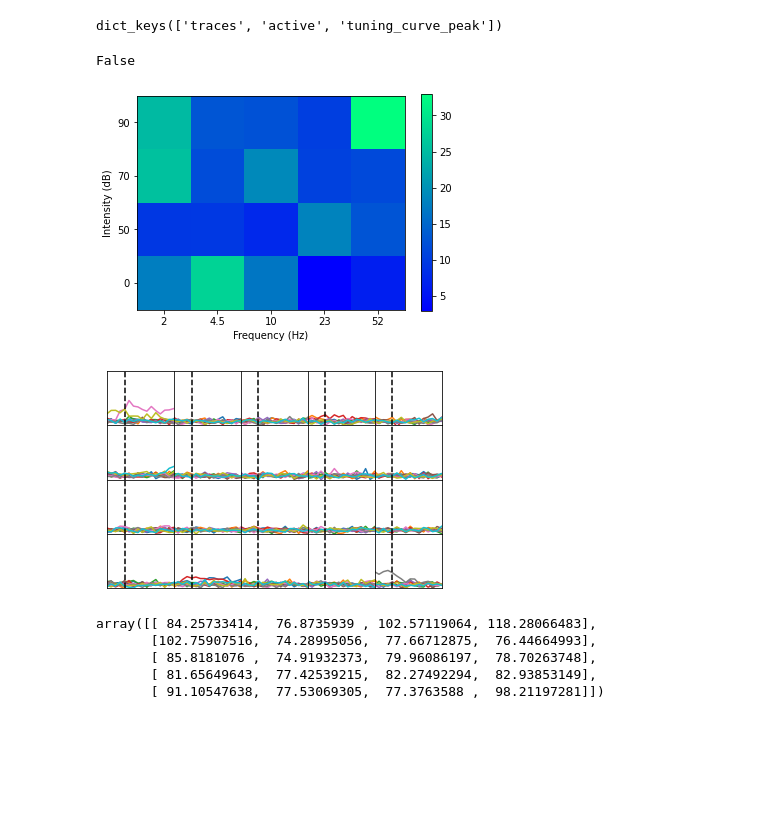
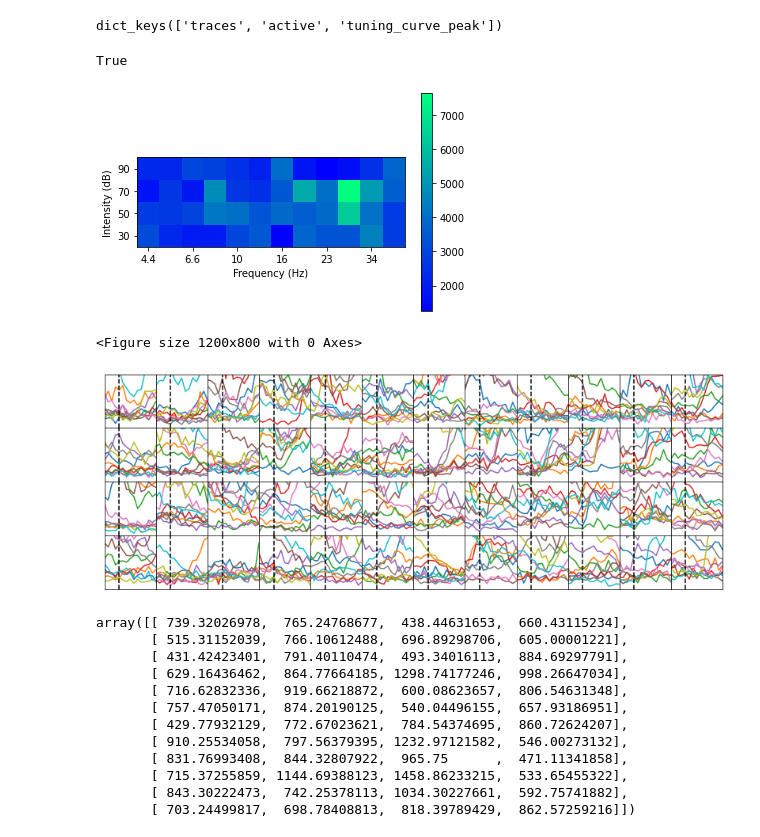
Before and after one commit to ConorLane1995/2Psinapod_two_photon_pipeline, a Jupyter notebook: notebooks/plot_tuning_curves.ipynb, the cells around one changed output. Saved outputs shown, nothing was run; the diff lists cells and outputs as text; code cells hidden in the pictures; blank space fills up the shorter version.

```diff
--- a/notebooks/plot_tuning_curves.ipynb
+++ b/notebooks/plot_tuning_curves.ipynb
@@ -13,9 +13,9 @@ def plot_single_tuning_curve(cell_dictionary,cell_ID):
     # frequency_labels = [5.7,23,45] #,52]
     # intensity_labels = [0,70,80,90] #[50,70,90]
 
-    frequency_labels = [2,4.5,10,23,52]
+    frequency_labels = [4.4,6.6,10,16,23,34]
     # # intensity_labels = [30,50,70]
-    intensity_labels = [0,50,70,90]
+    intensity_labels = [30,50,70,90]
 
     # frequency_labels = [4,8,12,23,45]
     # # intensity_labels = [30,50,70]
@@ -33,22 +33,23 @@ def plot_single_tuning_curve(cell_dictionary,cell_ID):
     # ax.set_xticklabels(frequency_labels)
     # plt.yticks([0,1,2,3])
     # ax.set_yticklabels(intensity_labels)
-    # plt.xticks([0,2,4,6,8])
-    # ax.set_xticklabels(frequency_labels)
-    # plt.yticks([0,2,4,6])
-    # ax.set_yticklabels(intensity_labels)
-    ax.set_ylabel("Intensity (dB)")
-    ax.set_xlabel("Frequency (Hz)")
-    plt.xticks([0,1,2,3,4])
+    plt.xticks([0,2,4,6,8,10])
     ax.set_xticklabels(frequency_labels)
     plt.yticks([0,1,2,3])
     ax.set_yticklabels(intensity_labels)
+    ax.set_ylabel("Intensity (dB)")
+    ax.set_xlabel("Frequency (Hz)")
+    # plt.xticks([0,1,2,3,4])
+    # ax.set_xticklabels(frequency_labels)
+    # plt.yticks([0,1,2,3])
+    # ax.set_yticklabels(intensity_labels)
     plt.show()
 # %%
 def get_cell_tuning_by_peak(cell_traces,plot_TF):
 
     if plot_TF:
-        fig,axs = plt.subplots(4,5)
+        fig = plt.figure(figsize=(12,8), dpi=100)
+        fig,axs = plt.subplots(4,12,sharex='col',sharey='row',figsize=(14,5))
         # axs = axs.ravel()
 
     EPOCH_START_IN_MS = -500
@@ -143,7 +144,7 @@ def get_cell_tuning_by_peak(cell_traces,plot_TF):
                 # axs[plot_row_counter,plot_coln_counter].fill_between(range(len(response)),response-error,response+error,alpha=0.5)
                 axs[3-plot_row_counter,plot_coln_counter].xaxis.set_visible(False)
                 axs[3-plot_row_counter,plot_coln_counter].yaxis.set_visible(False)
-                axs[3-plot_row_counter,plot_coln_counter].set_ylim(bottom=0,top=900)
+                axs[3-plot_row_counter,plot_coln_counter].set_ylim(bottom=0,top=1300)
                 axs[3-plot_row_counter,plot_coln_counter].autoscale(enable=True, axis='x', tight=True)
                 # axs[3-plot_row_counter,plot_coln_counter].title.set_text(intensity)
                 # axs[plot_row_counter,plot_coln_counter].title.set_text(intensity)
@@ -168,23 +169,31 @@ def get_cell_tuning_by_peak(cell_traces,plot_TF):
         plt.show()
     return tuning_curves
 # %%
-with open('/media/vtarka/USB DISK/Lab/2P/Vid_205/cells_d_not_shifted4.pkl', 'rb') as f:
+with open('/media/vtarka/USB DISK/Lab/2P/Vid_209/cells_ns.pkl', 'rb') as f:
         cell_dictionary = pickle.load(f)
 # %%
 print(cell_dictionary[1].keys())
 # %% [output]
 dict_keys(['traces', 'active', 'tuning_curve_peak'])
 # %%
-cell_ID = 1
+cell_ID = 34
 print(cell_dictionary[cell_ID]['active'])
 plot_single_tuning_curve(cell_dictionary,cell_ID)
 get_cell_tuning_by_peak(cell_dictionary[cell_ID]['traces'],True)
 # %% [output]
-False
+True
-[figure, old version]
+[figure, new version]
+<Figure size 1200x800 with 0 Axes>
-[figure, old version]
+[figure, new version]
-array([[ 84.25733414,  76.8735939 , 102.57119064, 118.28066483],
-       [102.75907516,  74.28995056,  77.66712875,  76.44664993],
-       [ 85.8181076 ,  74.91932373,  79.96086197,  78.70263748],
-       [ 81.65649643,  77.42539215,  82.27492294,  82.93853149],
-       [ 91.10547638,  77.53069305,  77.3763588 ,  98.21197281]])
+array([[ 739.32026978,  765.24768677,  438.44631653,  660.43115234],
+       [ 515.31152039,  766.10612488,  696.89298706,  605.00001221],
+       [ 431.42423401,  791.40110474,  493.34016113,  884.69297791],
+       [ 629.16436462,  864.77664185, 1298.74177246,  998.26647034],
+       [ 716.62832336,  919.66218872,  600.08623657,  806.54631348],
+       [ 757.47050171,  874.20190125,  540.04496155,  657.93186951],
+       [ 429.77932129,  772.67023621,  784.54374695,  860.72624207],
+       [ 910.25534058,  797.56379395, 1232.97121582,  546.00273132],
+       [ 831.76993408,  844.32807922,  965.75      ,  471.11341858],
+       [ 715.37255859, 1144.69388123, 1458.86233215,  533.65455322],
+       [ 843.30222473,  742.25378113, 1034.30227661,  592.75741882],
+       [ 703.24499817,  698.78408813,  818.39789429,  862.57259216]])
```
Also changed, not shown: 11 other files.
